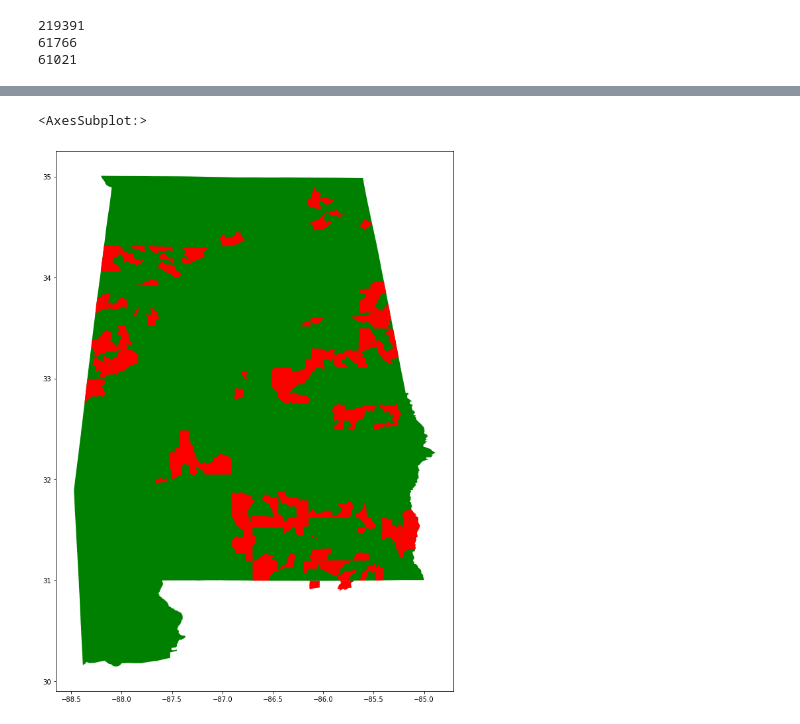
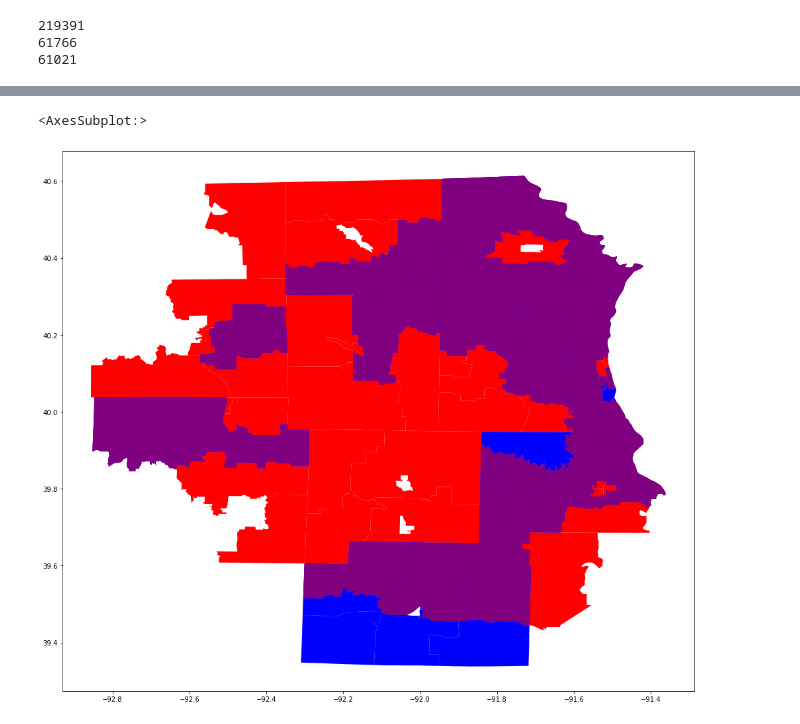
Before and after one commit to PrathamSoni/FCC904, a Jupyter notebook: neighbors.ipynb, the cells around one changed output, grey strips where cells are left out. Drawn from its saved outputs; the diff is of its cells as text; code cells hidden in the pictures.

Commit message:
with some images

```diff
--- a/neighbors.ipynb
+++ b/neighbors.ipynb
@@ -47,7 +47,6 @@ existing
 | 42151574 | 42151575 | 79963 | 21999305 | OSNET Wireless Corp. | OSNET Wireless | OSNET Wireless Corp. | 420091 | Osnet Wireless Corp. | ... |
 15841979 rows × 18 columns
 # %%
-existing = existing.drop_duplicates(subset=['bg'])
 existing_bg = set(existing["bg"].tolist())
 bid_bg = set(bids["census_id"].tolist())
 print(len(existing_bg))
@@ -178,8 +160,0 @@ with open('neighbors.pkl', 'wb') as f:
-# %%
-neighbors = {}
-state = "01"
-for d in [x[0] for x in processed_bid_dict[state].neighbors.tolist()]:
-    for k, v in d.items():
-        running = neighbors.get(k, [])
-        running += v
-        neighbors[k] = running
@@ -190,21 +201,30 @@ name
 # %%
-selected_bidder = "CoBridge Communications"
+state = "29"
+selected_bidder = "Mark Twain Communications Company"
 df = geopandas.GeoDataFrame(columns=['color', 'geometry'])
-df.loc[0] = ['green', state_shapes.loc[state_shapes["STATEFP"] == state].geometry.item()]
-
 df1 = geopandas.GeoDataFrame(columns=['color', 'geometry'])
 df2 = geopandas.GeoDataFrame(columns=['color', 'geometry'])
-df1["geometry"] = county_shapes.loc[county_shapes.GEOID.isin(neighbors[selected_bidder])].geometry
+df3 = geopandas.GeoDataFrame(columns=['color', 'geometry'])
+df4 = geopandas.GeoDataFrame(columns=['color', 'geometry'])
+
+# df.loc[0] = ['green', state_shapes.loc[state_shapes["STATEFP"] == state].geometry.item()]
+
+n = set(all_neighbors[state][selected_bidder])
+b = set(all_bidders[state][selected_bidder])
+combined = n.intersection(b)
+
+df1["geometry"] = county_shapes.loc[county_shapes.GEOID.isin(n)].geometry
 df1["color"] = "red"
 
-df2["geometry"] = all_neighbors.loc[all_neighbors["bidder"]==selected_bidder].geometry
+df2["geometry"] = county_shapes.loc[county_shapes.GEOID.isin(b)].geometry
 df2["color"] = "blue"
 
-df = pd.concat([df, df1, df2])
+df3["geometry"] = county_shapes.loc[county_shapes.GEOID.isin(combined)].geometry
+df3["color"] = "purple"
+
+df = pd.concat([df, df1, df2, df3])
 
 df.plot(color=df['color'], figsize=(20, 15))
-#     fig = plot.get_figure()
-#     fig.savefig(f"{selected_bidder}.png")
 # %% [output]
 <AxesSubplot:>
-[figure, old version]
+[figure, new version]
```
Also changed, not shown: parts of 16 cells of this notebook.
